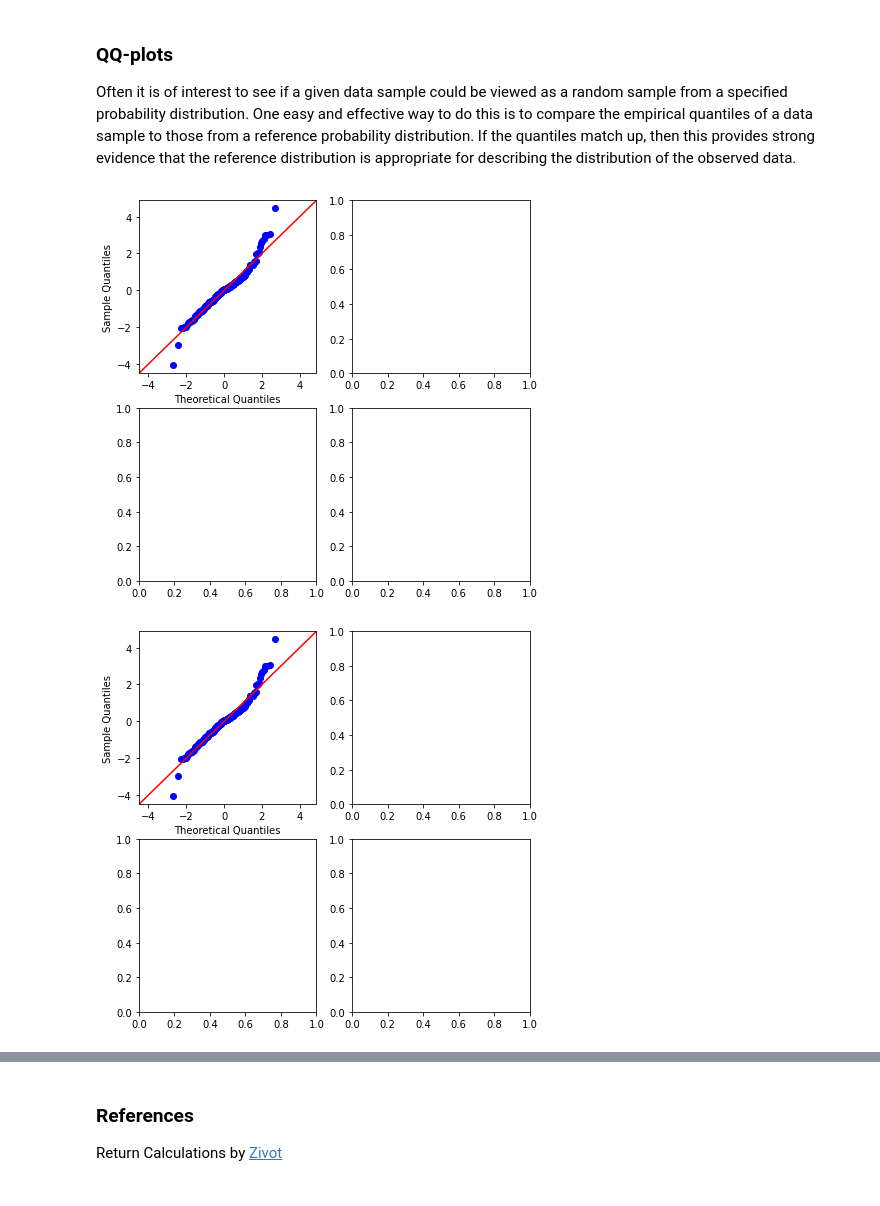
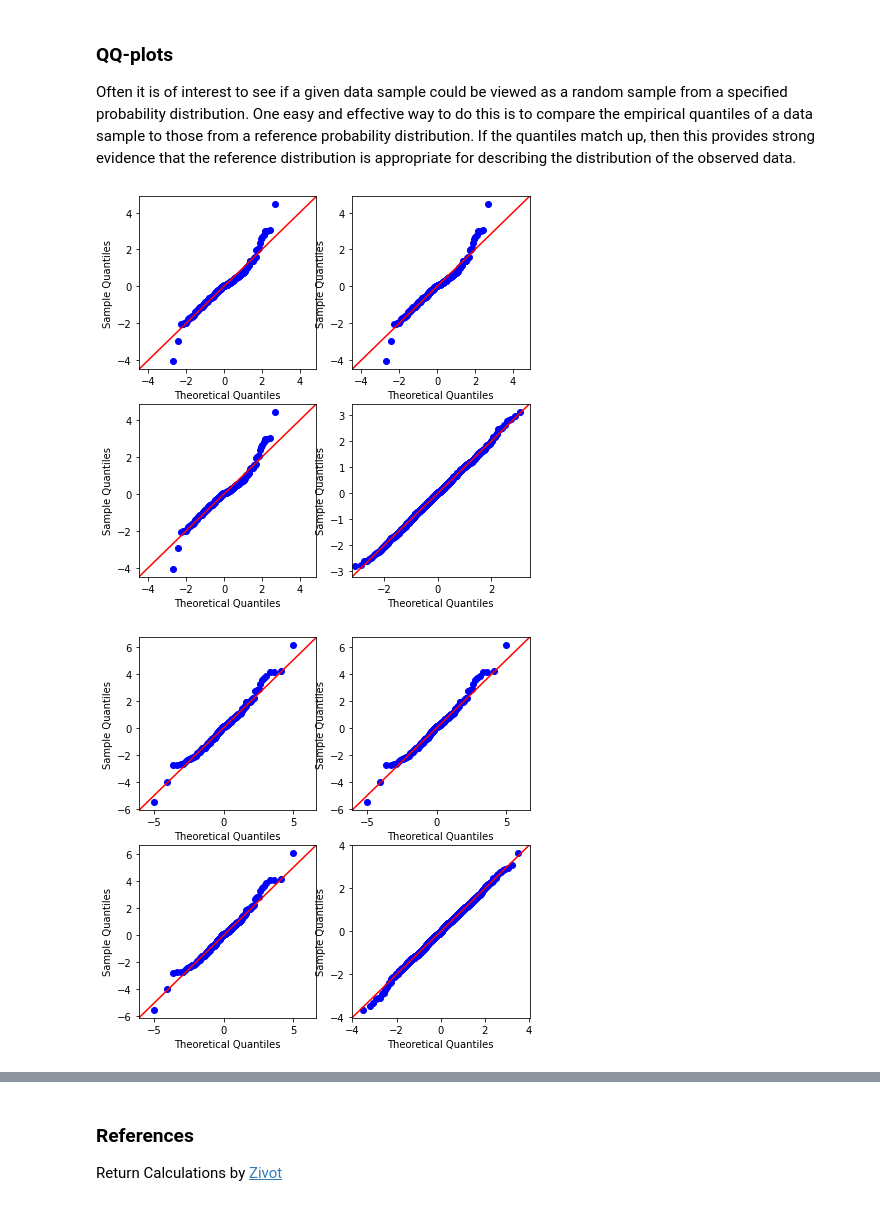
Before and after one commit to oceanumeric/python-finance, a Jupyter notebook: financial_econometrics/financial_time_series.ipynb, the cells around one changed output, grey strips where cells are left out. Cells and saved outputs as stored; diff of their text form; code cells hidden in the pictures.

```diff
--- a/financial_econometrics/financial-time-series.ipynb
+++ b/financial_econometrics/financial_time_series.ipynb
@@ -705,8 +705,23 @@ will lose \$16426 or more with 1\% probability.
 
 Often it is of interest to see if a given data sample could be viewed as a random sample from a specified probability distribution. One easy and effective way to do this is to compare the empirical quantiles of a data sample to those from a reference probability distribution. If the quantiles match up, then this provides strong evidence that the reference distribution is appropriate for describing the distribution of the observed data.
 # %%
+# fit with normal distribuiton
 fig, axes = plt.subplots(2, 2, figsize=(7, 7))
 sm.qqplot(monthly_return['msft'], fit=True, line='45', ax=axes[0, 0])
+sm.qqplot(monthly_return['msft'], fit=True, line='45', ax=axes[0, 1])
+sm.qqplot(monthly_return['msft'], fit=True, line='45', ax=axes[1, 0])
+sm.qqplot(Series([gauss(0, 1) for _ in range(1000)]), fit=True, line='45', ax=axes[1, 1])
+plt.show()
 # %% [output]
-[figure, old version]
+[figure, new version]
-[figure, removed]
+# %%
+# fit with normal distribuiton
+import scipy.stats as stats
+fig, axes = plt.subplots(2, 2, figsize=(7, 7))
+sm.qqplot(monthly_return['msft'], stats.t, distargs=(4,), fit=True, line='45', ax=axes[0, 0])
+sm.qqplot(monthly_return['msft'], stats.t, distargs=(4,), fit=True, line='45', ax=axes[0, 1])
+sm.qqplot(monthly_return['msft'], stats.t, distargs=(4,), fit=True, line='45', ax=axes[1, 0])
+sm.qqplot(Series([gauss(0, 1) for _ in range(1000)]), stats.t, distargs=(4,), fit=True, line='45', ax=axes[1, 1])
+plt.show()
+# %% [output]
+[figure, added]
```
Also changed, not shown: parts of 13 cells of this notebook.
